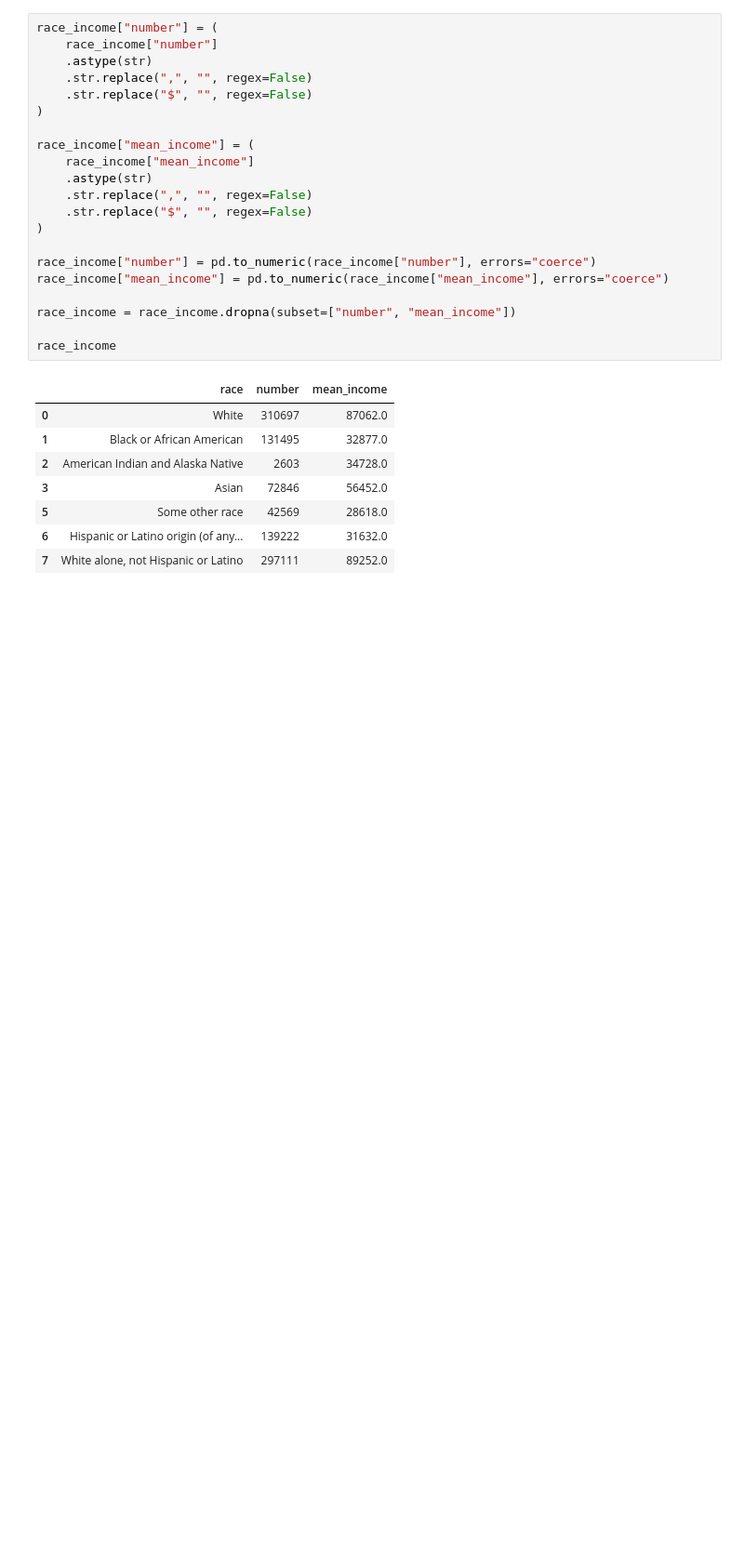
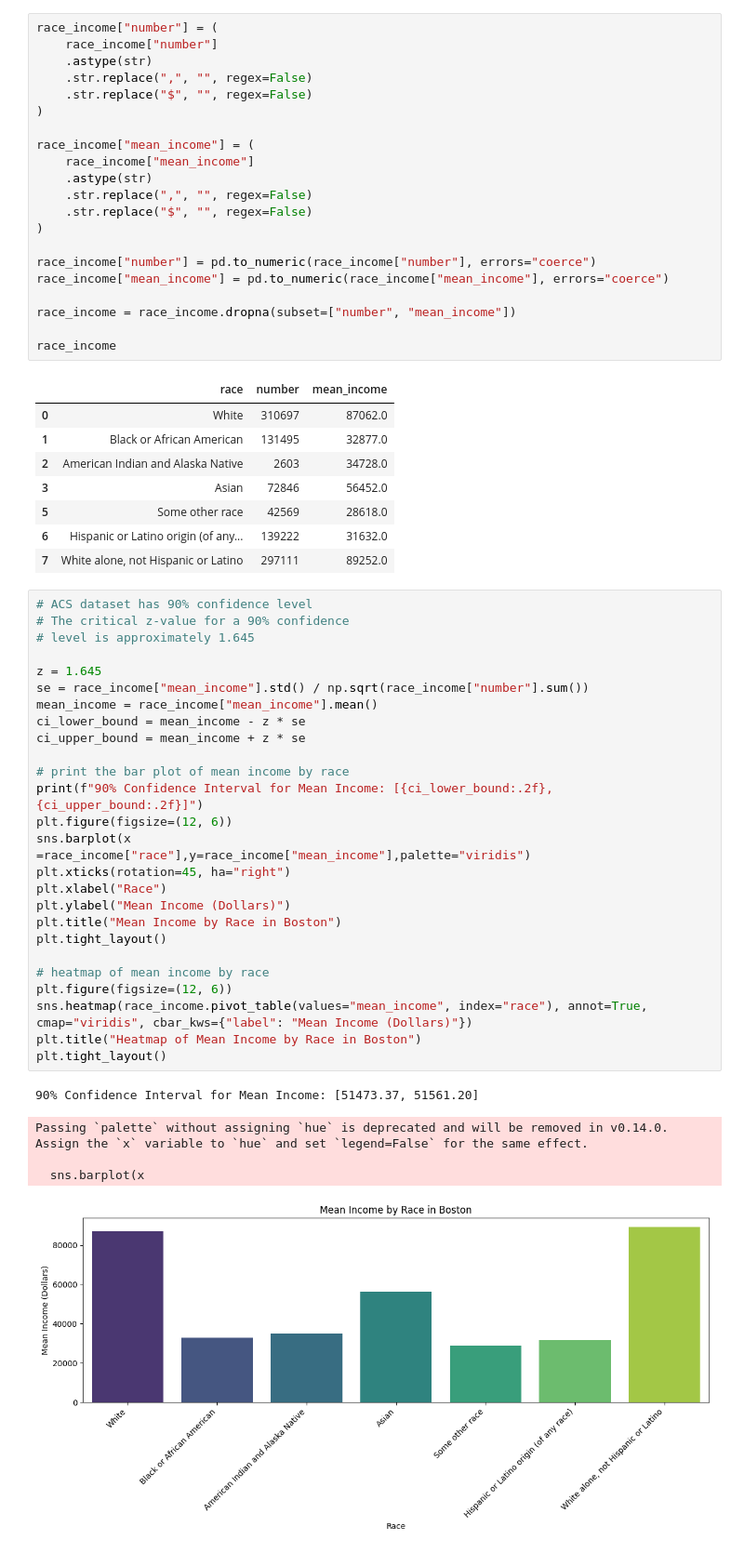
Before and after one commit to Alextk88/cs480-617, a Jupyter notebook: 2.ipynb, the cells around one changed output. Shown at 93% size. Cells and saved outputs as stored; diff of their text form; blank space fills up the shorter version.

Commit message:
create bar graph and heatmap with viridis color scheme

```diff
--- a/2.ipynb
+++ b/2.ipynb
@@ -181,3 +181,36 @@ race_income
 | 5 | Some other race | 42569 | 28618.0 |
 | 6 | Hispanic or Latino origin (of any... | 139222 | 31632.0 |
 | 7 | White alone, not Hispanic or Latino | 297111 | 89252.0 |
+# %%
+# ACS dataset has 90% confidence level
+# The critical z-value for a 90% confidence
+# level is approximately 1.645
+
+z = 1.645
+se = race_income["mean_income"].std() / np.sqrt(race_income["number"].sum())
+mean_income = race_income["mean_income"].mean()
+ci_lower_bound = mean_income - z * se
+ci_upper_bound = mean_income + z * se
+
+# print the bar plot of mean income by race
+print(f"90% Confidence Interval for Mean Income: [{ci_lower_bound:.2f}, {ci_upper_bound:.2f}]")
+plt.figure(figsize=(12, 6))
+sns.barplot(x
+=race_income["race"],y=race_income["mean_income"],palette="viridis")
+plt.xticks(rotation=45, ha="right")
+plt.xlabel("Race")
+plt.ylabel("Mean Income (Dollars)")
+plt.title("Mean Income by Race in Boston")
+plt.tight_layout()
+
+# heatmap of mean income by race
+plt.figure(figsize=(12, 6))
+sns.heatmap(race_income.pivot_table(values="mean_income", index="race"), annot=True, cmap="viridis", cbar_kws={"label": "Mean Income (Dollars)"})
+plt.title("Heatmap of Mean Income by Race in Boston")
+plt.tight_layout()
+# %% [output]
+90% Confidence Interval for Mean Income: [51473.37, 51561.20]
+Passing `palette` without assigning `hue` is deprecated and will be removed in v0.14.0. Assign the `x` variable to `hue` and set `legend=False` for the same effect.
+
+  sns.barplot(x
+[figure, added]
```
Also changed, not shown: parts of 1 cell of this notebook, 1 other file.
